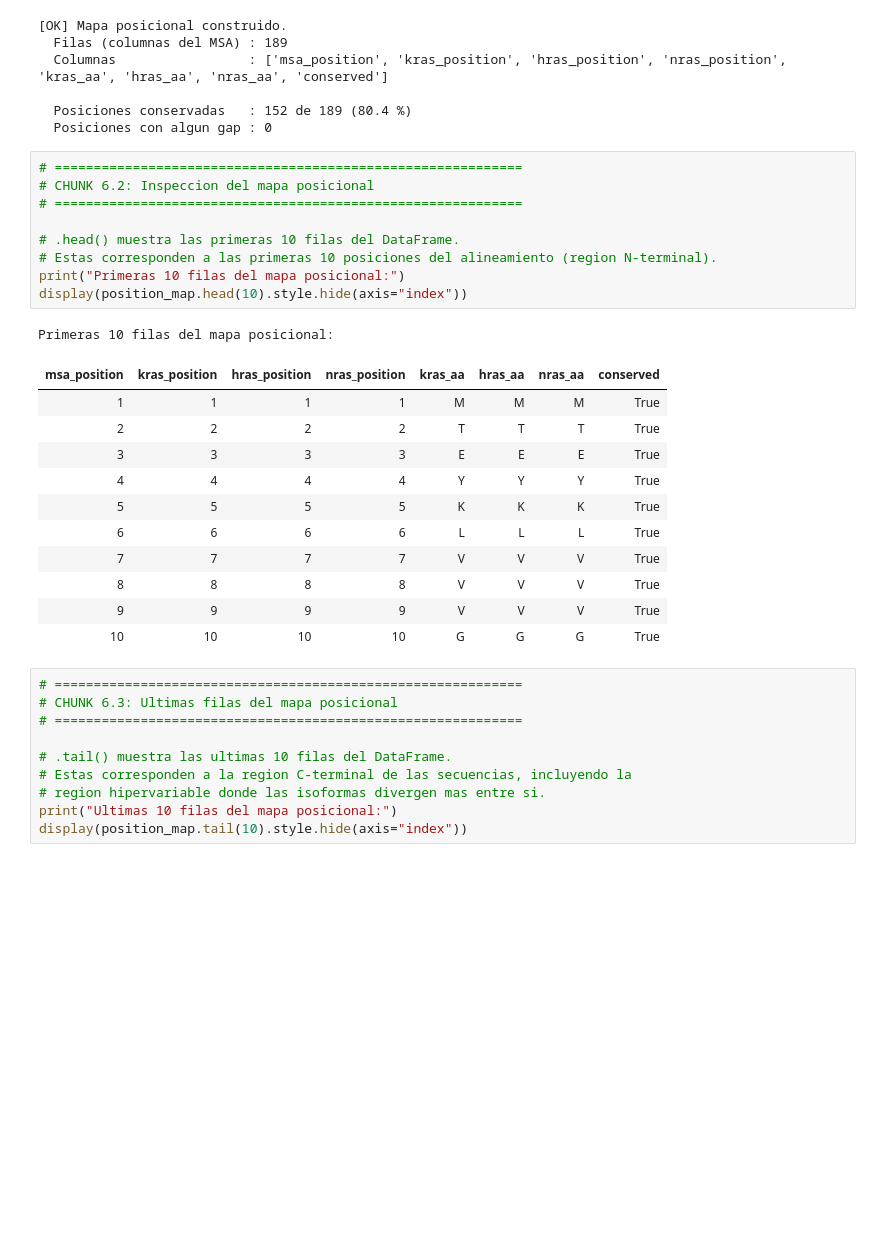
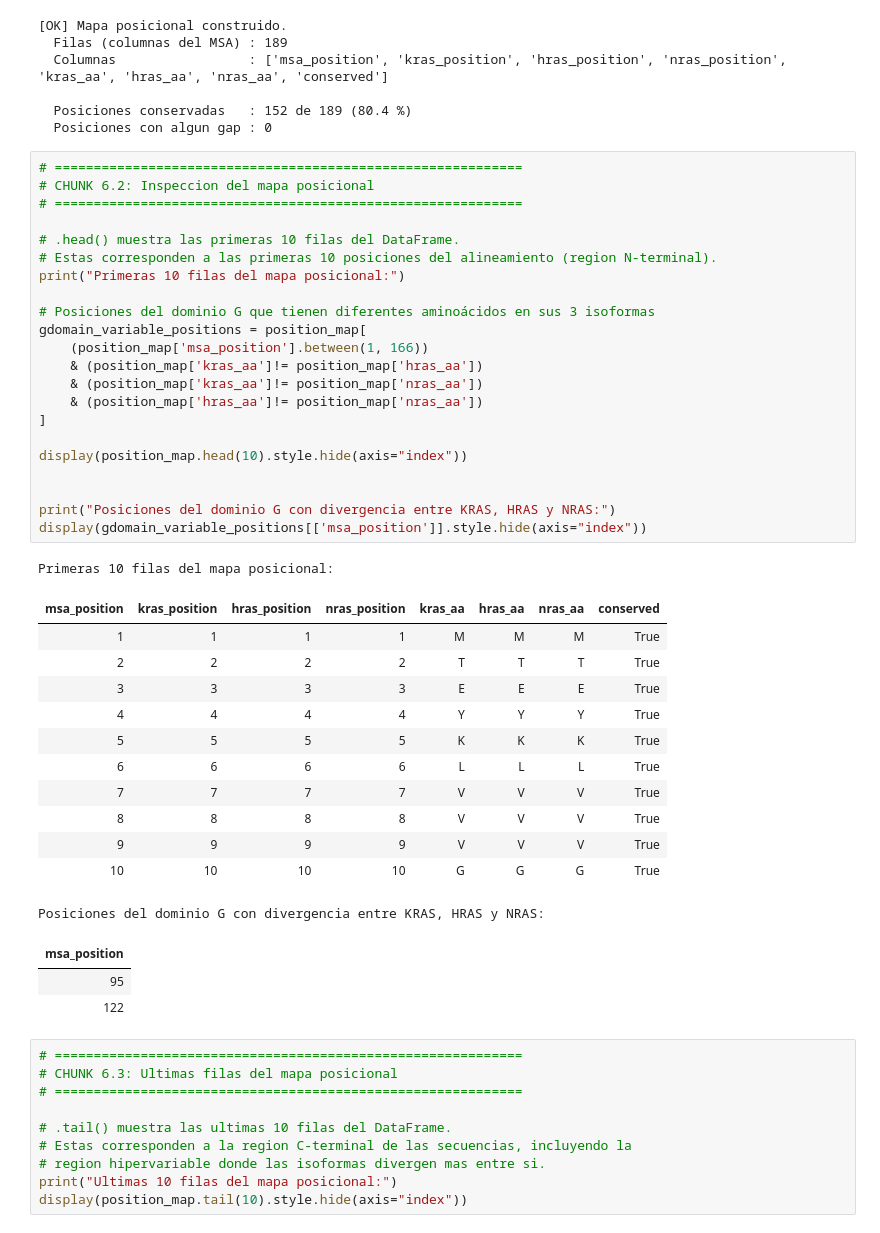
Before and after one commit to racschavez/TFM-MUTACIONES-EN-RAS, a Jupyter notebook: notebooks/02_alignment_mapping.ipynb, the cells around one changed output. Cells and saved outputs as stored; diff of their text form; blank space fills up the shorter version.

```diff
--- a/notebooks/02_alignment_mapping.ipynb
+++ b/notebooks/02_alignment_mapping.ipynb
@@ -591,25 +589,42 @@ print(f"  Posiciones con algun gap : {n_with_gaps}")
 # %%
 # ============================================================
 # CHUNK 6.2: Inspeccion del mapa posicional
 # ============================================================
 
 # .head() muestra las primeras 10 filas del DataFrame.
 # Estas corresponden a las primeras 10 posiciones del alineamiento (region N-terminal).
 print("Primeras 10 filas del mapa posicional:")
+
+# Posiciones del dominio G que tienen diferentes aminoácidos en sus 3 isoformas
+gdomain_variable_positions = position_map[
+    (position_map['msa_position'].between(1, 166))
+    & (position_map['kras_aa']!= position_map['hras_aa'])
+    & (position_map['kras_aa']!= position_map['nras_aa'])
+    & (position_map['hras_aa']!= position_map['nras_aa'])
+]
+
 display(position_map.head(10).style.hide(axis="index"))
+
+
+print("Posiciones del dominio G con divergencia entre KRAS, HRAS y NRAS:")
+display(gdomain_variable_positions[['msa_position']].style.hide(axis="index"))
 # %% [output]
 Primeras 10 filas del mapa posicional:
 | msa_position | kras_position | hras_position | nras_position | kras_aa | hras_aa | nras_aa | conserved |
 | 1 | 1 | 1 | 1 | M | M | M | True |
 | 2 | 2 | 2 | 2 | T | T | T | True |
 | 3 | 3 | 3 | 3 | E | E | E | True |
 | 4 | 4 | 4 | 4 | Y | Y | Y | True |
 | 5 | 5 | 5 | 5 | K | K | K | True |
 | 6 | 6 | 6 | 6 | L | L | L | True |
 | 7 | 7 | 7 | 7 | V | V | V | True |
 | 8 | 8 | 8 | 8 | V | V | V | True |
 | 9 | 9 | 9 | 9 | V | V | V | True |
 | 10 | 10 | 10 | 10 | G | G | G | True |
+Posiciones del dominio G con divergencia entre KRAS, HRAS y NRAS:
+| msa_position |
+| 95 |
+| 122 |
 # %%
 # ============================================================
 # CHUNK 6.3: Ultimas filas del mapa posicional
```
Also changed, not shown: parts of 6 cells of this notebook, 7 other files.
